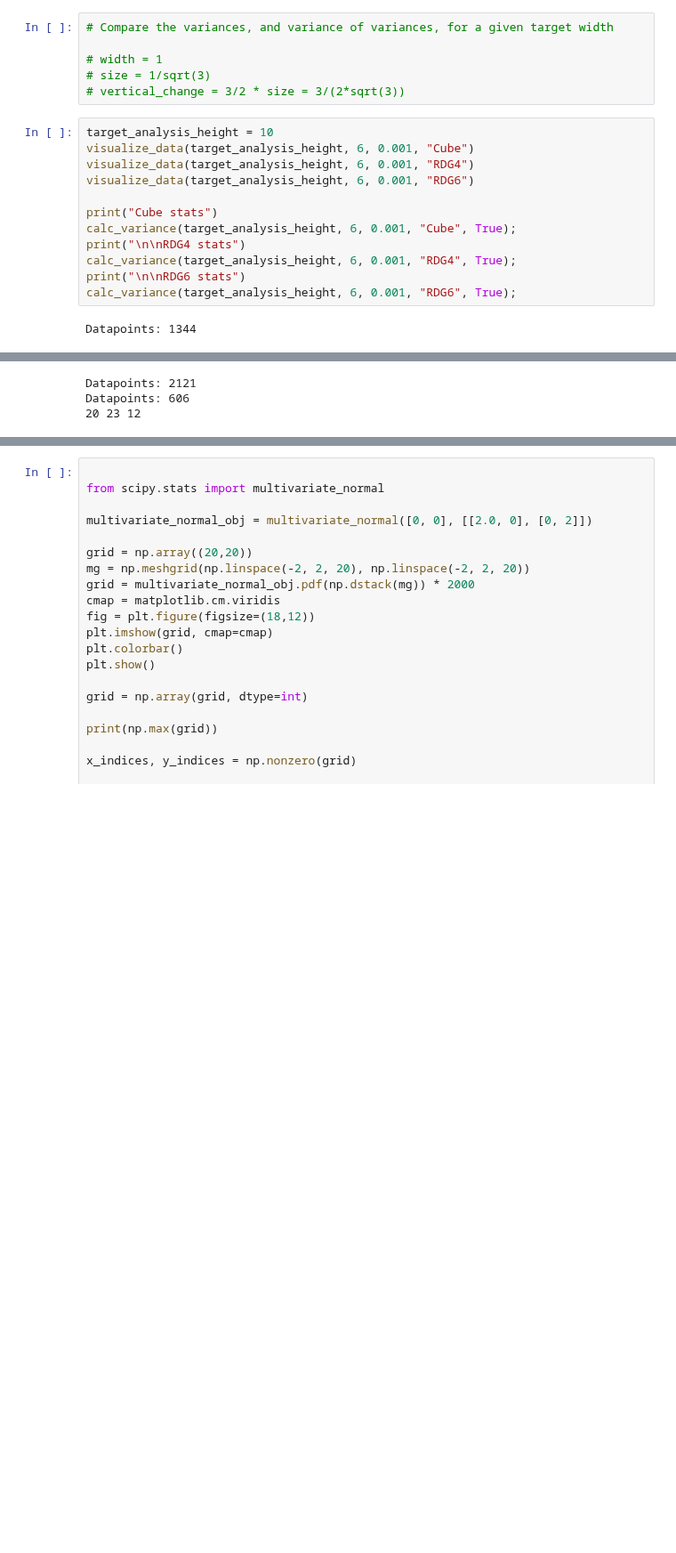
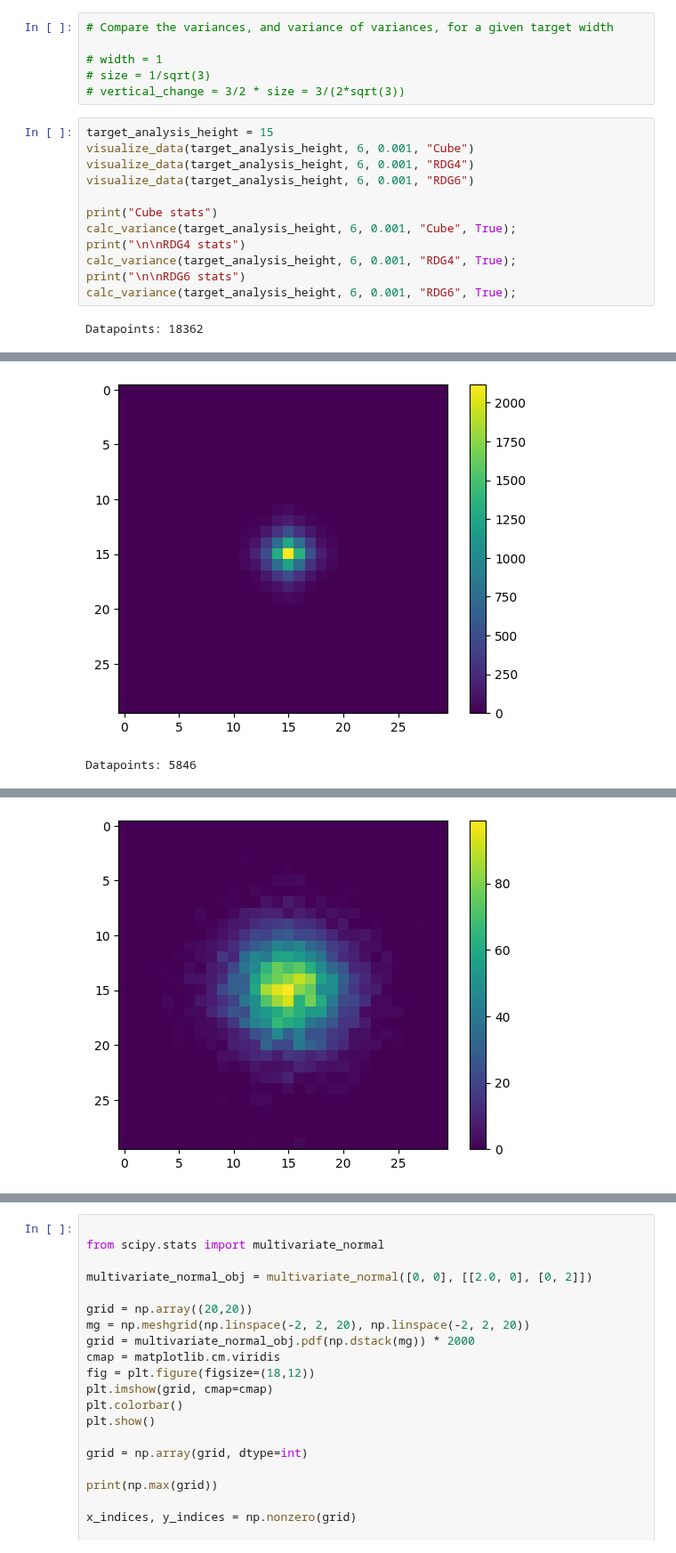
Before and after one commit to g-nilsson/spatial_discretizations_impact_on_simulations, a Jupyter notebook: stat_analysis.ipynb, the cells around one changed output, grey strips where cells are left out. Shown at 89% size. Cells and saved outputs as stored; diff of their text form; blank space fills up the shorter version.

```diff
--- a/stat_analysis.ipynb
+++ b/stat_analysis.ipynb
@@ -439,7 +451,7 @@ Height of 12 RDG6 cells: 10.21
 # size = 1/sqrt(3)
 # vertical_change = 3/2 * size = 3/(2*sqrt(3))
 # %%
-target_analysis_height = 10
+target_analysis_height = 15
 visualize_data(target_analysis_height, 6, 0.001, "Cube")
 visualize_data(target_analysis_height, 6, 0.001, "RDG4")
 visualize_data(target_analysis_height, 6, 0.001, "RDG6")
@@ -451,4 +463,4 @@ calc_variance(target_analysis_height, 6, 0.001, "RDG4", True);
 print("\n\nRDG6 stats")
 calc_variance(target_analysis_height, 6, 0.001, "RDG6", True);
 # %% [output]
-Datapoints: 1344
+Datapoints: 18362
@@ -457,3 +467,2 @@ Datapoints: 1344
+[figure, added]
-Datapoints: 2121
-Datapoints: 606
-20 23 12
+Datapoints: 5846
@@ -461,0 +469 @@ Datapoints: 606
+[figure, added]
```
Also changed, not shown: parts of 8 cells of this notebook, 42 other files.
